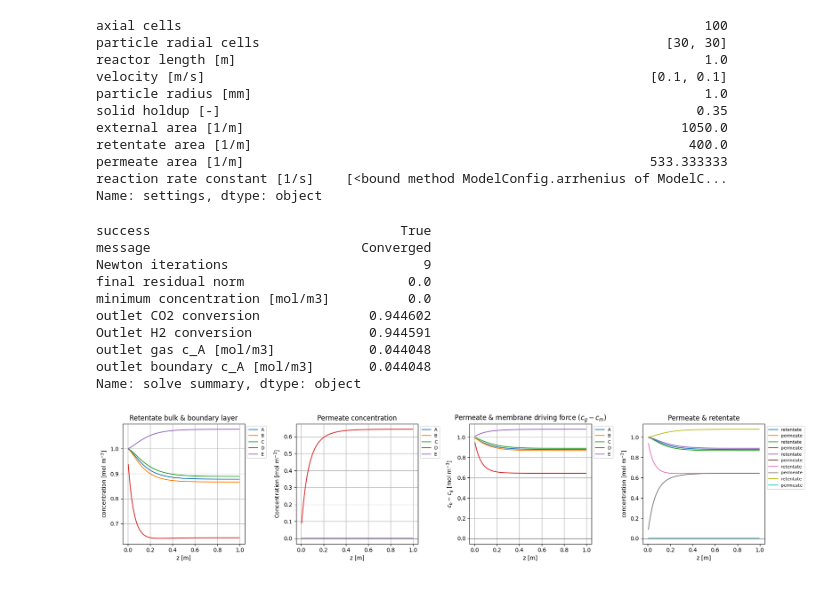
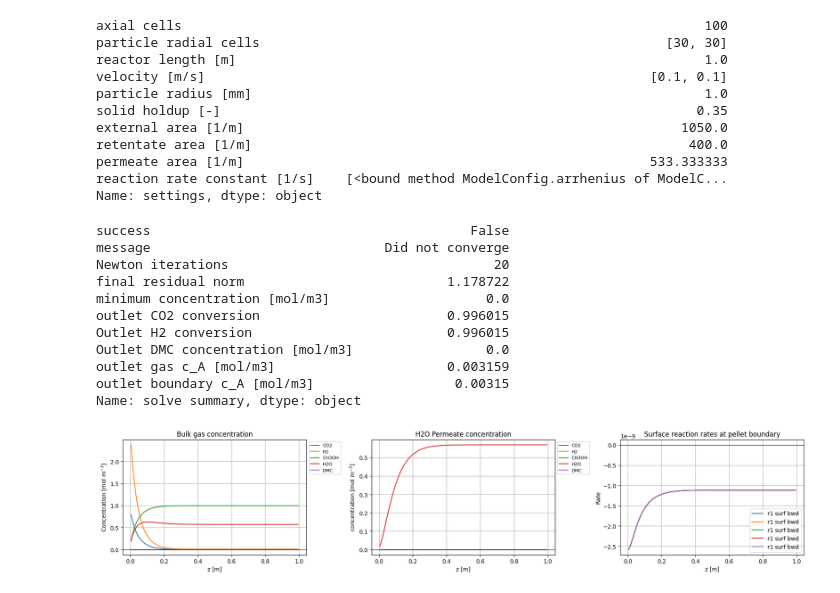
Before and after one commit to TorchSquarer/MRM-Assignment, a Jupyter notebook: combined membrane+reaction+stefan.ipynb, the cells around one changed output. Saved outputs shown, nothing was run; the diff lists cells and outputs as text; code cells hidden in the pictures.

```diff
--- a/combined membrane+reaction+stefan.ipynb
+++ b/combined membrane+reaction+stefan.ipynb
@@ -133,7 +143,7 @@ reaction rate constant [1/s]    [<bound method ModelConfig.arrhenius of ModelC..
 Name: settings, dtype: object
 # %%
 class ReactorParticleMaxwellStefanModel:
-    species_labels = ("A", "B", "C", "D", "E") # CO2, H2, CH3OH, H2O, DMC
+    species_labels = ("CO2", "H2", "CH3OH", "H2O", "DMC") # CO2, H2, CH3OH, H2O, DMC
     stoich = np.array([[-1.0, -3.0, 1.0, 1.0, 0.0], # r1: A + 3B <-> C + D
                       [-1.0, 0.0, -2.0, 1.0, 1.0]]) # r2: A + 2C <-> D + E
 
@@ -164,7 +174,7 @@ class ReactorParticleMaxwellStefanModel:
         cfg = self.cfg
 
         bc_axial = (
-            {"a": 0.0, "b": 1.0, "d": cfg.inlet_concentration}, # dirchlet
+            {"a": 0.0, "b": 1.0, "d":cfg.inlet_concentration}, # dirchlet
             {"a": 1.0, "b": 0.0, "d": 0.0}, # Neumann
         )
         grad_mat_ret, grad_bc_ret = construct_grad(self.gas_shape, self.z_f, self.z_c, bc=bc_axial, axis=0)
@@ -200,8 +210,8 @@ class ReactorParticleMaxwellStefanModel:
 
         # bc_perm_inlet = cfg.v_perm * np.zeros(cfg.n_c)
         bc_permeate = (
-            {"a": 0.0, "b": 1.0, "d": 0.0},
-            {"a": 1.0, "b": 0.0, "d": 0.0},
+            {"a": 0.0, "b": 1.0, "d": 0.0}, # c_m = 0 at z = 0 (Dirichlet)
+            {"a": 1.0, "b": 0.0, "d": 0.0}, # dc_m/dz = 0 at z = L (Neumann)
         )
         conv_mat_m, conv_bc_m = construct_convflux_upwind(self.gas_shape, self.z_f, self.z_c, bc=bc_permeate, v=cfg.v_perm, axis=0)
         div_mat_m = construct_div(self.gas_shape, self.z_f, axis=0)
@@ -229,7 +239,7 @@ class ReactorParticleMaxwellStefanModel:
         RT = self.cfg.R * self.cfg.T  # scalar: gas constant × temperature [J/mol]
         P = c_p * RT                  # shape (n_z, n_r_ret, n_c) — partial pressures [Pa]
 
-        # Bereken rate constants via Arrhenius
+            # Bereken rate constants via Arrhenius
         k_1 = self.cfg.arrhenius(self.cfg.A_1, self.cfg.Ea_1)
         k_2 = self.cfg.arrhenius(self.cfg.A_2, self.cfg.Ea_2)
         k_3 = self.cfg.arrhenius(self.cfg.A_3, self.cfg.Ea_3)
@@ -242,9 +252,9 @@ class ReactorParticleMaxwellStefanModel:
         P_H2O   = P[..., 3]      # shape (n_z, n_r_ret)
         P_DMC   = P[..., 4]      # shape (n_z, n_r_ret)
 
-        # Reaction rates (power-law for now)
-        r1 = k_1 * P_CO2 * (P_H2) - k_2 * P_CH3OH * P_H2O
-        r2 = k_3 * P_CO2 * (P_CH3OH) - k_4 * P_DMC * P_H2O
+        # Reaction rates
+        r1 = k_1 * P_CO2 * (P_H2**3) - k_2 * P_CH3OH * P_H2O
+        r2 = k_3 * P_CO2 * (P_CH3OH**2) - k_4 * P_DMC * P_H2O
 
         rates = np.stack([r1, r2], axis=-1)
         return np.einsum('zrc,co->zro', rates, self.stoich)
@@ -335,6 +345,8 @@ model = ReactorParticleMaxwellStefanModel(cfg)
 result = model.solve()
 c_g, c_b, c_p, c_m = model.fields()
 source_reactor = cfg.eps_s * model.particle_apparent_source(c_p, c_b)
+r_1_surface = (cfg.arrhenius(cfg.A_1, cfg.Ea_1) * c_p[..., 0] * (c_p[..., 1]**3) - cfg.arrhenius(cfg.A_2, cfg.Ea_2) * c_p[..., 2] * c_p[..., 3])
+r_2_surface = (cfg.arrhenius(cfg.A_3, cfg.Ea_3) * c_p[..., 0] * (c_p[..., 2]**2) - cfg.arrhenius(cfg.A_4, cfg.Ea_4) * c_p[..., 4] * c_p[..., 3])
 
 pd.Series(
     {
@@ -345,65 +357,56 @@ pd.Series(
         "minimum concentration [mol/m3]": np.min(model.u),
         "outlet CO2 conversion": 1.0 - c_g[-1, 0] / c_g[0, 0],
         "Outlet H2 conversion": 1.0 - c_g[-1, 1] / c_g[0, 1],
+        "Outlet DMC concentration [mol/m3]": c_g[-1, 4],
         "outlet gas c_A [mol/m3]": c_g[-1, 0],
         "outlet boundary c_A [mol/m3]": c_b[-1, 0],
     },
     name="solve summary",
 )
 # %% [output]
-success                                True
-message                           Converged
-Newton iterations                         9
-final residual norm                     0.0
-minimum concentration [mol/m3]          0.0
-outlet CO2 conversion              0.944602
-Outlet H2 conversion               0.944591
-outlet gas c_A [mol/m3]            0.044048
-outlet boundary c_A [mol/m3]       0.044048
+success                                         False
+message                              Did not converge
+Newton iterations                                  20
+final residual norm                          1.178722
+minimum concentration [mol/m3]                    0.0
+outlet CO2 conversion                        0.996015
+Outlet H2 conversion                         0.996015
+Outlet DMC concentration [mol/m3]                 0.0
+outlet gas c_A [mol/m3]                      0.003159
+outlet boundary c_A [mol/m3]                  0.00315
 Name: solve summary, dtype: object
 # %%
-fig, axes = plt.subplots(1, 4, figsize=(18, 4), sharex=True)
+fig, axes = plt.subplots(1, 3, figsize=(18, 4), sharex=True)
 
-# Left: gas bulk + boundary layer concentrations
 for i, label in enumerate(model.species_labels):
     axes[0].plot(model.z_c, c_g[:, i], label=label)
+axes[0].axhline(0.0, color="k", linewidth=0.8)
 axes[0].set_xlabel("z [m]")
-axes[0].set_ylabel("concentration [mol m$^{-3}$]")
-axes[0].set_title("Retentate bulk & boundary layer")
+axes[0].set_ylabel("Concentration [mol m$^{-3}$]")
+axes[0].set_title("Bulk gas concentration")
 axes[0].legend(loc="upper left", bbox_to_anchor=(1.0, 1.0), ncol=1, fontsize=8)
 axes[0].grid(True)
 
-# Middle: cb - cg (external mass transfer driving force)
 for i, label in enumerate(model.species_labels):
     axes[1].plot(model.z_c, c_m[:, i], label=label)
 axes[1].axhline(0.0, color="k", linewidth=0.8)
 axes[1].set_xlabel("z [m]")
-axes[1].set_ylabel("Concentration [mol m$^{-3}$]")
-axes[1].set_title("Permeate concentration")
+axes[1].set_ylabel("concentration [mol m$^{-3}$]")
+axes[1].set_title("H2O Permeate concentration")
 axes[1].legend(loc="upper left", bbox_to_anchor=(1.0, 1.0), ncol=1, fontsize=8)
 axes[1].grid(True)
 
-# Right: permeate concentrations + driving force across membrane
 for i, label in enumerate(model.species_labels):
-    axes[2].plot(model.z_c, c_b[:, i], label=label)
-axes[2].axhline(0.0, color="k", linewidth=0.8)
+    axes[2].plot(model.z_c, r_1_surface[:,i], label="r1 surf bwd")
+    axes[2].plot(model.z_c, r_2_surface[:,i], label="r2 surf bwd")
+axes[2].axhline(0.0, color="k", lw=0.8)
 axes[2].set_xlabel("z [m]")
-axes[2].set_ylabel(r"$c_b-c_g$ [mol m$^{-3}$]")
-axes[2].set_title("Permeate & membrane driving force ($c_g - c_m$)")
-axes[2].legend(loc="upper left", bbox_to_anchor=(1.0, 1.0), ncol=1, fontsize=8)
-axes[2].grid(True)
-
-for i, label in enumerate(model.species_labels):
-    axes[3].plot(model.z_c, c_g[:, i], label="retentate")
-    axes[3].plot(model.z_c, c_m[:, i], label="permeate")
-axes[3].axhline(0.0, color="k", linewidth=0.8)
-axes[3].set_xlabel("z [m]")
-axes[3].set_ylabel("concentration [mol m$^{-3}$]")
-axes[3].set_title("Permeate & retentate")
-axes[3].legend(loc="upper left", bbox_to_anchor=(1.0, 1.0), ncol=1, fontsize=8)
+axes[2].set_ylabel("Rate")
+axes[2].set_title("Surface reaction rates at pellet boundary")
+axes[2].legend()
 axes[2].grid(True)
 
 plt.tight_layout()
 plt.show()
 # %% [output]
-[figure, old version]
+[figure, new version]
```
Also changed, not shown: parts of 2 cells of this notebook.
